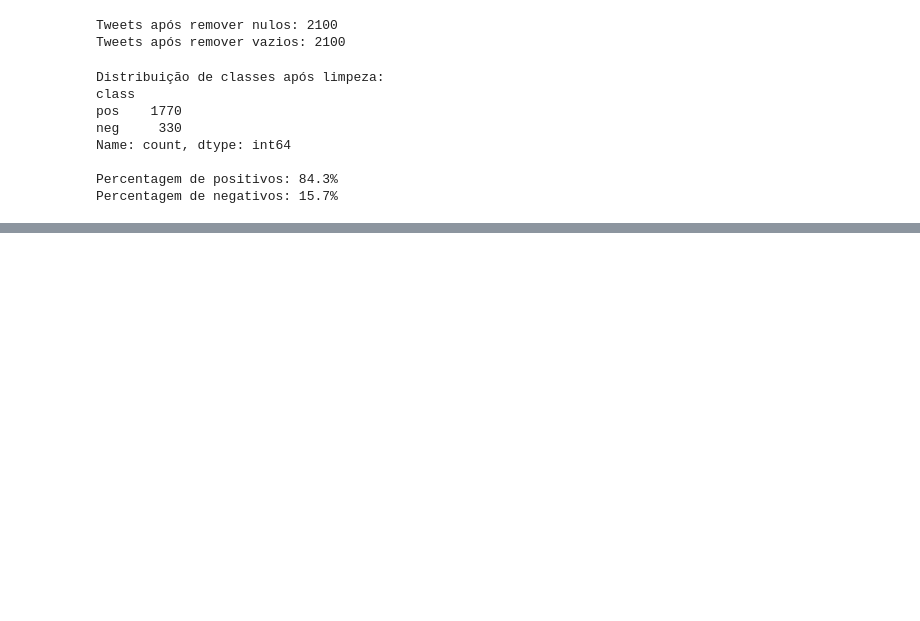
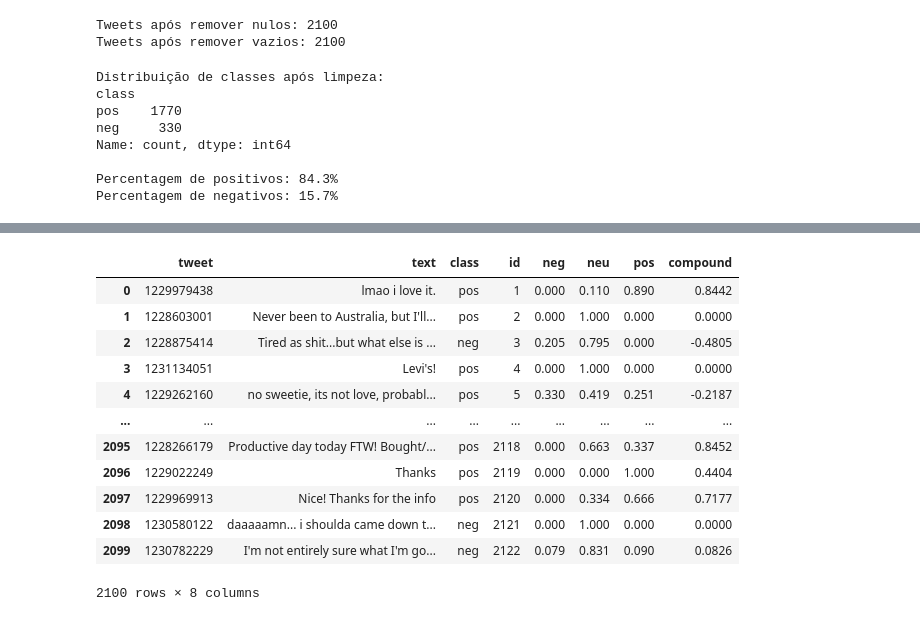
Before and after one commit to fernandorocha23/text_mining, a Jupyter notebook: project/Léxicos e Regras.ipynb, the cells around one changed output, grey strips where cells are left out. Drawn from its saved outputs; the diff is of its cells as text; code cells hidden in the pictures; blank space fills up the shorter version.

```diff
--- a/project/Léxicos e Regras.ipynb
+++ b/project/Léxicos e Regras.ipynb
@@ -197,0 +219,17 @@ def limpar_para_textblob(text):
+# %%
+#now we have sentiment scores and metadata
+vaders
+# %% [output]
+|  | tweet | text | class | id | neg | neu | pos | compound |
+| 0 | 1229979438 | lmao i love it. | pos | 1 | 0.000 | 0.110 | 0.890 | 0.8442 |
+| 1 | 1228603001 | Never been to Australia, but I'll... | pos | 2 | 0.000 | 1.000 | 0.000 | 0.0000 |
+| 2 | 1228875414 | Tired as shit...but what else is ... | neg | 3 | 0.205 | 0.795 | 0.000 | -0.4805 |
+| 3 | 1231134051 | Levi's! | pos | 4 | 0.000 | 1.000 | 0.000 | 0.0000 |
+| 4 | 1229262160 | no sweetie, its not love, probabl... | pos | 5 | 0.330 | 0.419 | 0.251 | -0.2187 |
+| ... | ... | ... | ... | ... | ... | ... | ... | ... |
+| 2095 | 1228266179 | Productive day today FTW! Bought/... | pos | 2118 | 0.000 | 0.663 | 0.337 | 0.8452 |
+| 2096 | 1229022249 | Thanks | pos | 2119 | 0.000 | 0.000 | 1.000 | 0.4404 |
+| 2097 | 1229969913 | Nice! Thanks for the info | pos | 2120 | 0.000 | 0.334 | 0.666 | 0.7177 |
+| 2098 | 1230580122 | daaaaamn... i shoulda came down t... | neg | 2121 | 0.000 | 1.000 | 0.000 | 0.0000 |
+| 2099 | 1230782229 | I'm not entirely sure what I'm go... | neg | 2122 | 0.079 | 0.831 | 0.090 | 0.0826 |
+2100 rows × 8 columns
```
Also changed, not shown: parts of 8 cells of this notebook.
